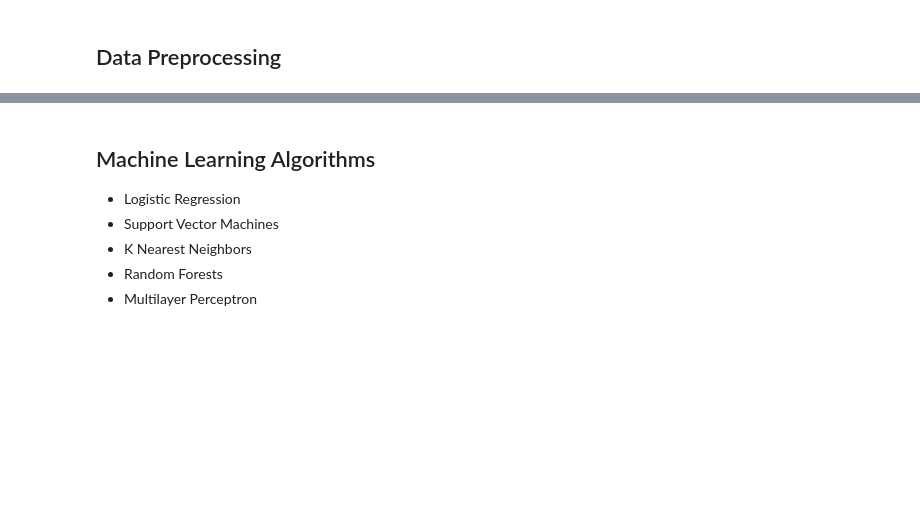
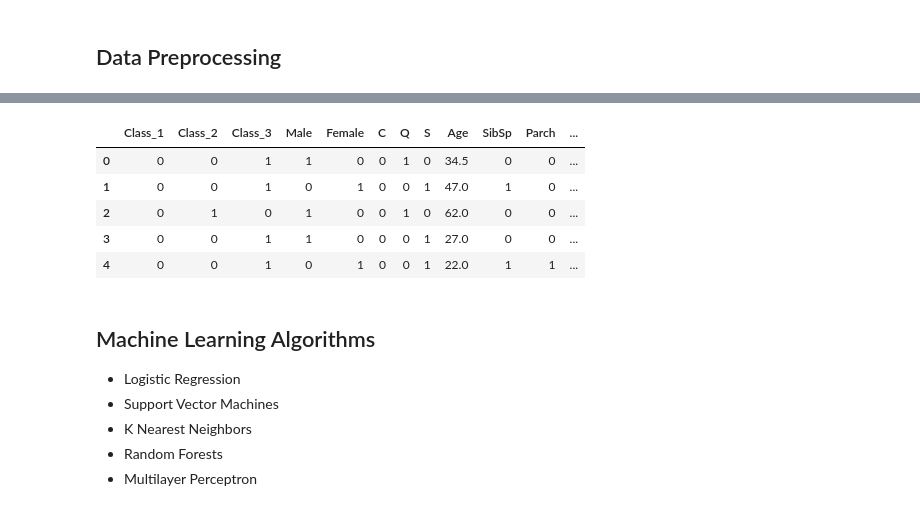
Before and after one commit to r3qin/Titanic-Challenge, a Jupyter notebook: Titanic.ipynb, the cells around one changed output, grey strips where cells are left out. Cells and saved outputs as stored; diff of their text form; code cells hidden in the pictures; blank space fills up the shorter version.

```diff
--- a/Titanic.ipynb
+++ b/Titanic.ipynb
@@ -124,3 +113,23 @@ test.head()
+# %%
+test = pd.read_csv("test.csv")
+for i in range(1, 4):
+    test["Class_{}".format(i)] = test["Pclass"].apply(lambda x: 1 if x == i else 0)
+test["Male"] = (test.Sex == "male").astype(int)
+test["Female"] = (test.Sex == "female").astype(int)
+port = ["C", "Q", "S"]
+for i in port:
+    test[i] = (test.Embarked == i).astype(int)
+test = test[["Class_1", "Class_2", "Class_3", "Male", "Female", "C", "Q", "S", "Age", "SibSp", "Parch", "Fare"]]
+test.Fare = test.Fare.fillna(test.Fare.mean())
+test.Age = test.Age.fillna(test.Age.mean())
+test.head()
+# %% [output]
+|  | Class_1 | Class_2 | Class_3 | Male | Female | C | Q | S | Age | SibSp | Parch | ... |
+| 0 | 0 | 0 | 1 | 1 | 0 | 0 | 1 | 0 | 34.5 | 0 | 0 | ... |
+| 1 | 0 | 0 | 1 | 0 | 1 | 0 | 0 | 1 | 47.0 | 1 | 0 | ... |
+| 2 | 0 | 1 | 0 | 1 | 0 | 0 | 1 | 0 | 62.0 | 0 | 0 | ... |
+| 3 | 0 | 0 | 1 | 1 | 0 | 0 | 0 | 1 | 27.0 | 0 | 0 | ... |
+| 4 | 0 | 0 | 1 | 0 | 1 | 0 | 0 | 1 | 22.0 | 1 | 1 | ... |
 # %%
 train = train.to_numpy()
 test = test.to_numpy()
```
Also changed, not shown: parts of 10 cells of this notebook.
